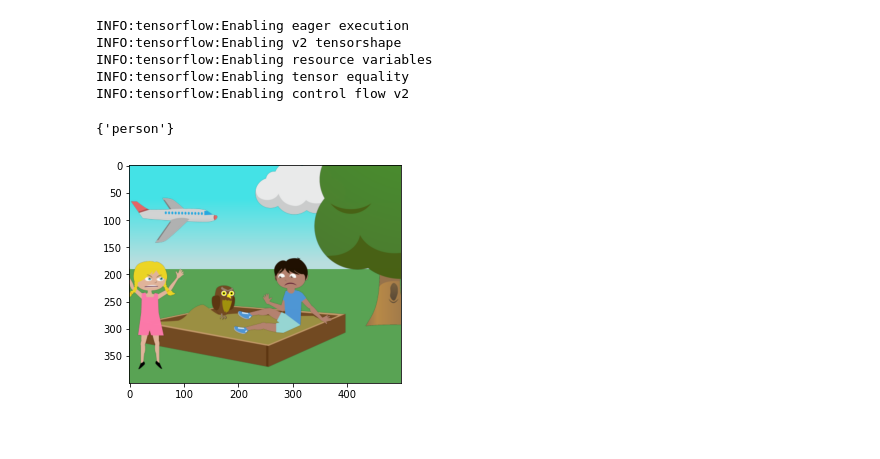
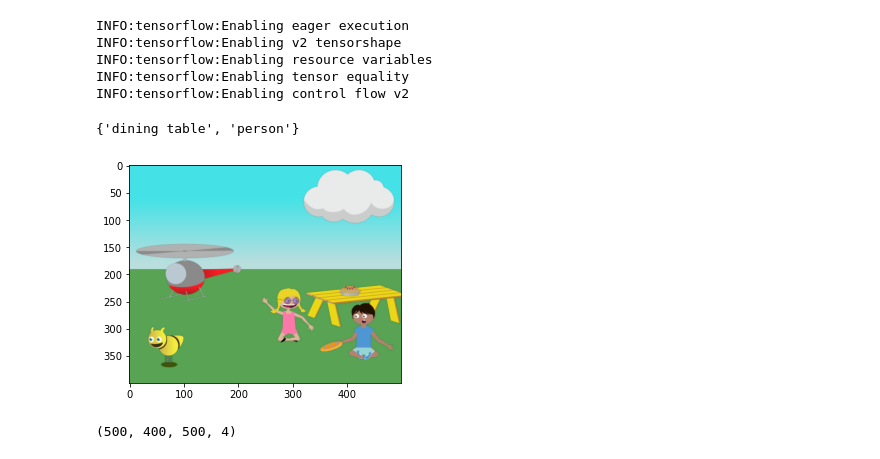
Before and after one commit to Yogesh7920/Pascal-VOC, a Jupyter notebook: main.ipynb, the cells around one changed output. Saved outputs shown, nothing was run; the diff lists cells and outputs as text; code cells hidden in the pictures.

```diff
--- a/main.ipynb
+++ b/main.ipynb
@@ -74,13 +74,15 @@ for i in range(Config.abstract50s['size']):
         processing(annot, target)
 
     targets.append(target)
+
+targets = np.array(targets)
 # %%
 def check(dataset, targets, index):
     plt.imshow(utils.get_image(dataset, index))
     d = dict(zip(Config.labels, targets[index]))
     return {k for k, v in d.items() if v==1}
 # %%
-check(Config.abstract50s, targets, 3)
+check(Config.abstract50s, targets, 11)
 # %% [output]
-{'person'}
+{'dining table', 'person'}
-[figure, old version]
+[figure, new version]
@@ -86,0 +100,4 @@ check(Config.abstract50s, targets, 3)
+# %%
+images.shape
+# %% [output]
+(500, 400, 500, 4)
```
Also changed, not shown: parts of 7 cells of this notebook.
